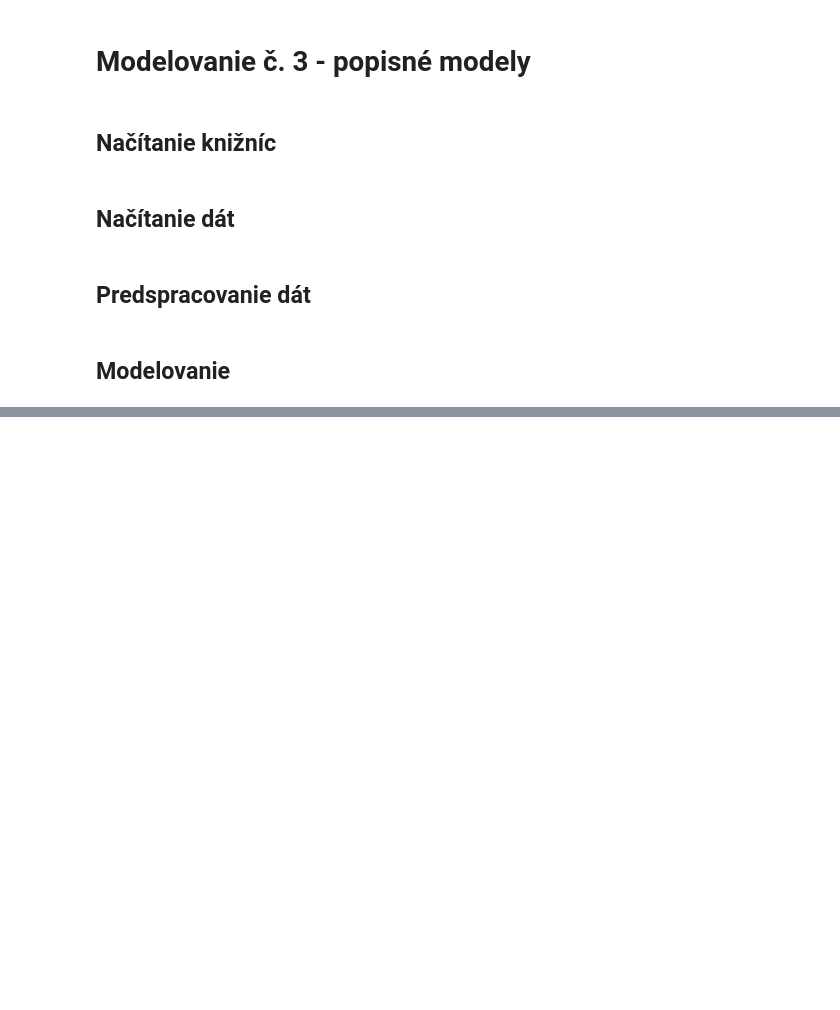
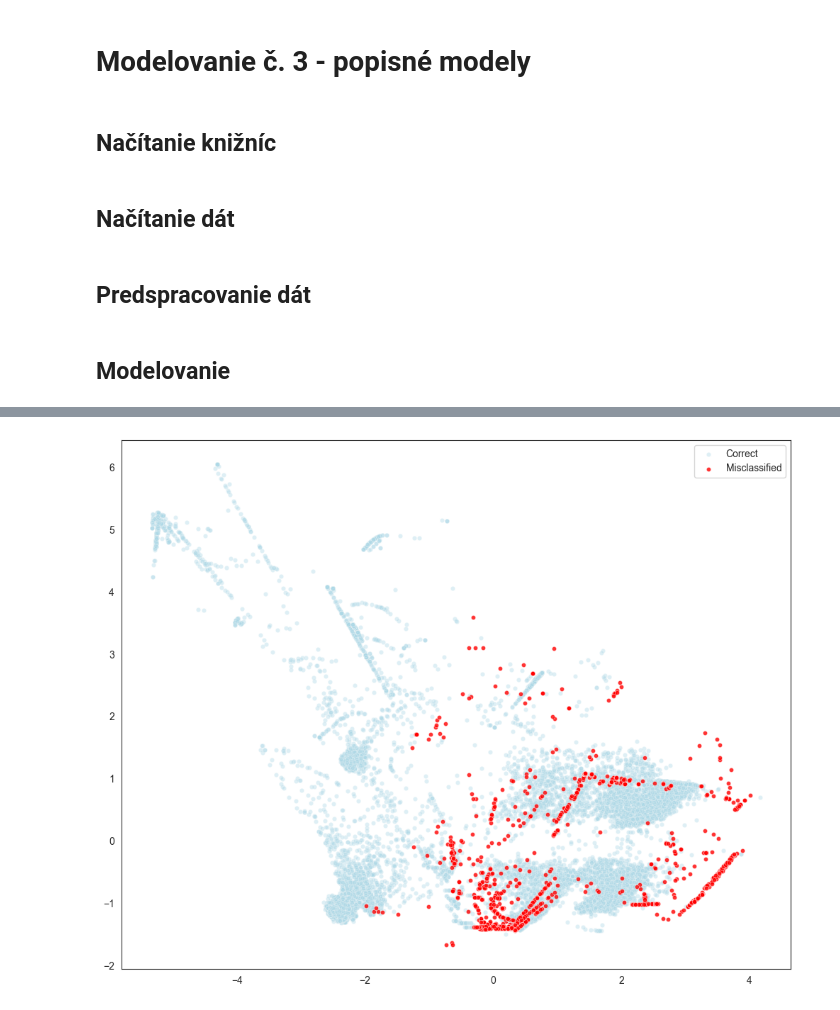
Before and after one commit to M4jkky/CRISP-DataMining, a Jupyter notebook: modeling_3.ipynb, the cells around one changed output, grey strips where cells are left out. Saved outputs shown, nothing was run; the diff lists cells and outputs as text; code cells hidden in the pictures; blank space fills up the shorter version.

```diff
--- a/modeling_3.ipynb
+++ b/modeling_3.ipynb
@@ -55,0 +107,13 @@ plt.show()
+# %%
+misclassified = true_labels != predicted_labels
+
+plt.figure(figsize=(10, 8))
+sns.scatterplot(x=X_pca[~misclassified, 0], y=X_pca[~misclassified, 1], label='Correct', color='lightblue', s=20, alpha=0.4)
+sns.scatterplot(x=X_pca[misclassified, 0], y=X_pca[misclassified, 1], label='Misclassified', color='red', s=20, alpha=0.8)
+plt.legend()
+plt.title('Misclassified vs Correctly Classified Instances')
+plt.tight_layout()
+#plt.savefig('miss_true.png', dpi=300)
+plt.show()
+# %% [output]
+[figure, added]
```
Also changed, not shown: parts of 7 cells of this notebook.
